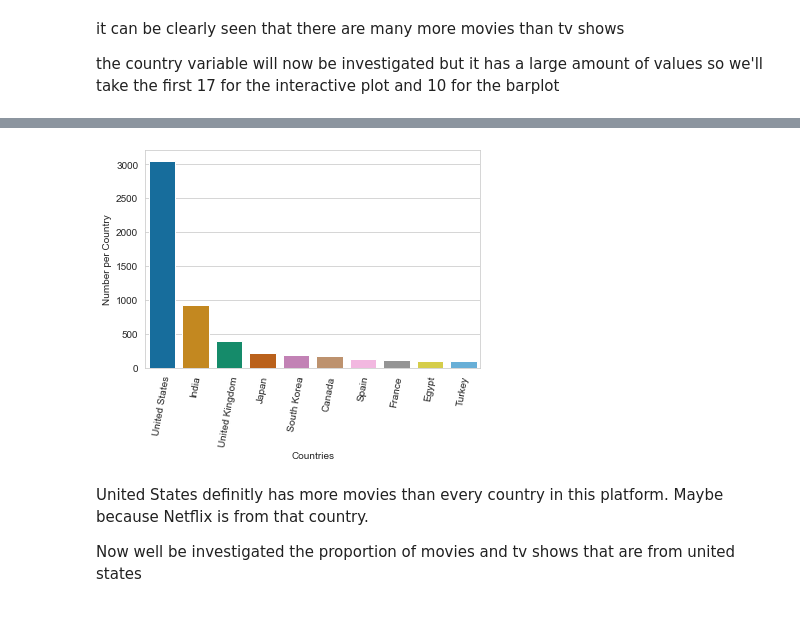
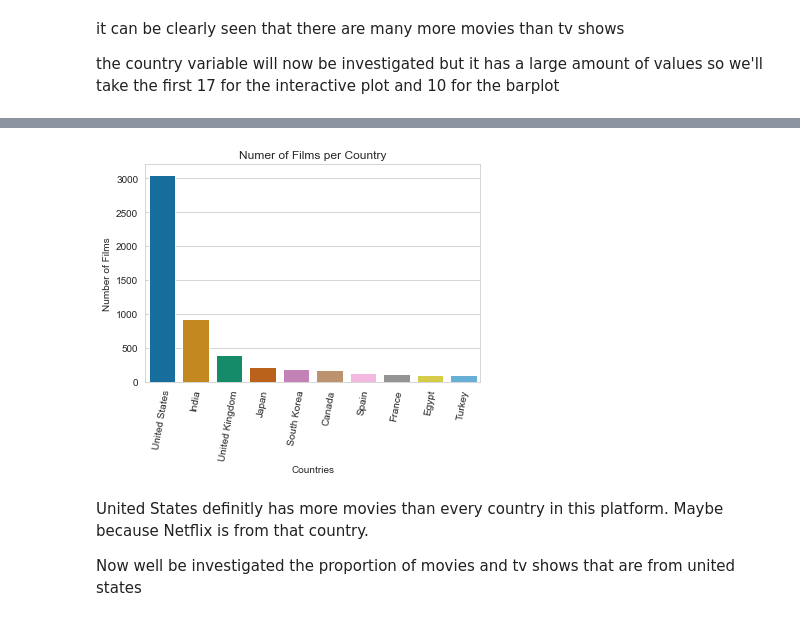
Before and after one commit to martinnss/Netflix-EDA, a Jupyter notebook: netflix.ipynb, the cells around one changed output, grey strips where cells are left out. Drawn from its saved outputs; the diff is of its cells as text; code cells hidden in the pictures.

```diff
--- a/netflix.ipynb
+++ b/netflix.ipynb
@@ -187,13 +187,15 @@ iplot(choromap,validate=False)
 # %%
 #10 top countries
 countries10=data.country.value_counts().iloc[0:10]
 
 cnt=sns.barplot(x=countries10.index,y=countries10.values,palette='colorblind')
-cnt.set(ylabel='Number per Country',xlabel='Countries')
+cnt.set(ylabel='Number of Films',xlabel='Countries')
 cnt.set_xticklabels(labels=countries10.index,rotation=80)
+plt.title('Numer of Films per Country')
+
 plt.show()
 # %% [output]
-[figure, old version]
+[figure, new version]
 # %% [markdown]
 United States definitly has more movies than every country in this platform. Maybe because Netflix is from that country.
 
```
Also changed, not shown: parts of 5 cells of this notebook.
